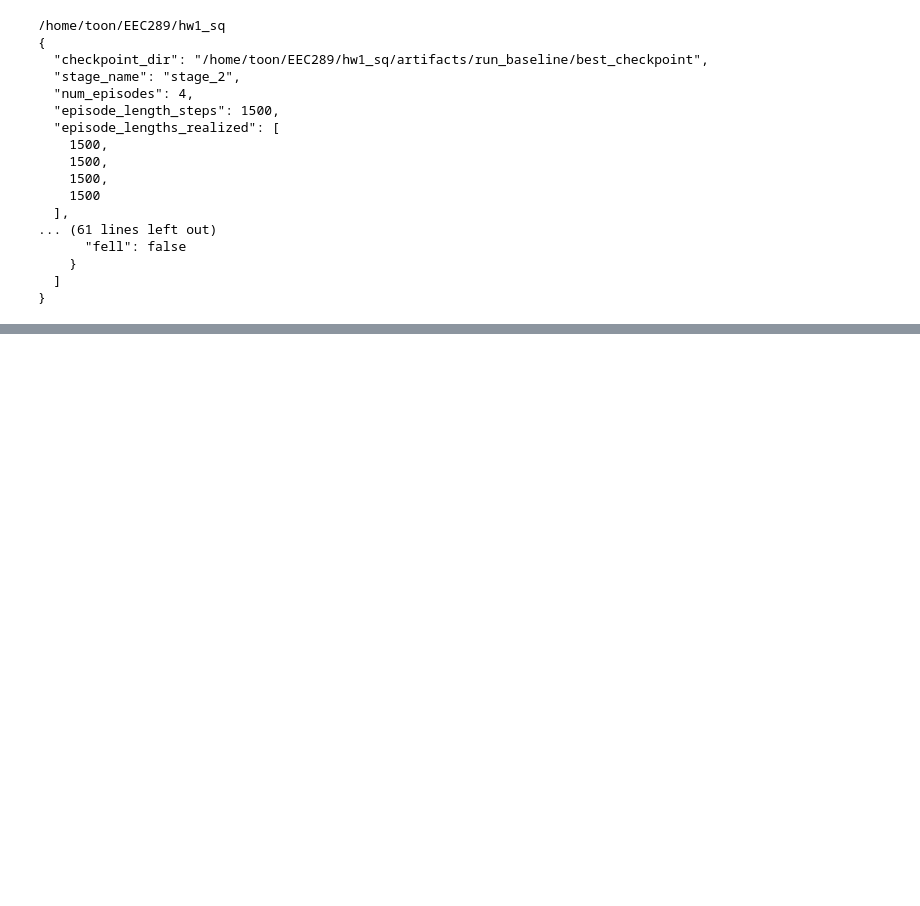
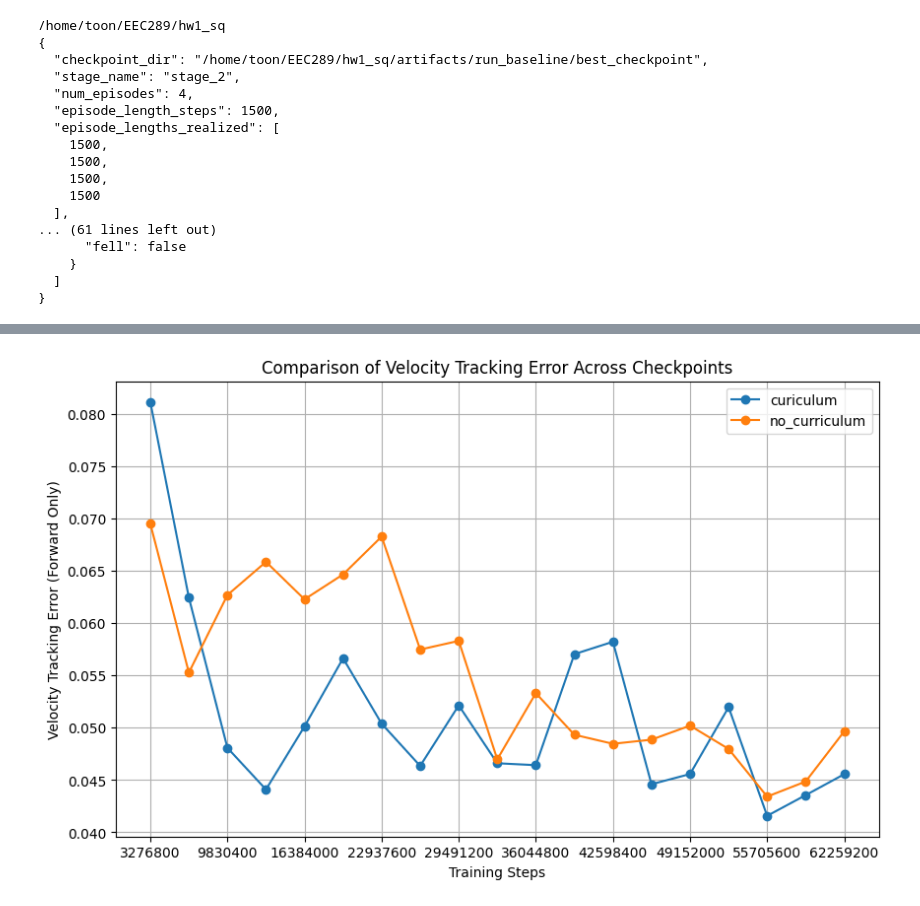
Before and after one commit to zbalkhy/EEC289, a Jupyter notebook: hw1_sq/Assignment_1.ipynb, the cells around one changed output, grey strips where cells are left out. Drawn from its saved outputs; the diff is of its cells as text; code cells hidden in the pictures; blank space fills up the shorter version.

```diff
--- a/hw1_sq/Assignment_1.ipynb
+++ b/hw1_sq/Assignment_1.ipynb
@@ -453,0 +600,17 @@ PUBLIC_DIR = COURSE_REPO_DIR / "artifacts" / "public_eval_bundle"
+# %%
+plt.figure(figsize=(10, 6))
+
+errors_curriculum = metrics['curriculum']['overall']['velocity']
+errors__no_curriculum = metrics['no_curriculum']['overall']['velocity']
+
+plt.plot(metrics['no_curriculum']['steps'], errors_curriculum, label='curiculum', marker='o')
+plt.plot(metrics['no_curriculum']['steps'], errors__no_curriculum, label='no_curriculum', marker='o')
+plt.xticks(metrics['no_curriculum']['steps'][::2])
+plt.xlabel('Training Steps')
+plt.ylabel('Velocity Tracking Error (Forward Only)')
+plt.title('Comparison of Velocity Tracking Error Across Checkpoints')
+plt.legend()
+plt.grid(True)
+plt.show()
+# %% [output]
+[figure, added]
```
Also changed, not shown: parts of 4 cells of this notebook, 2 other files.
